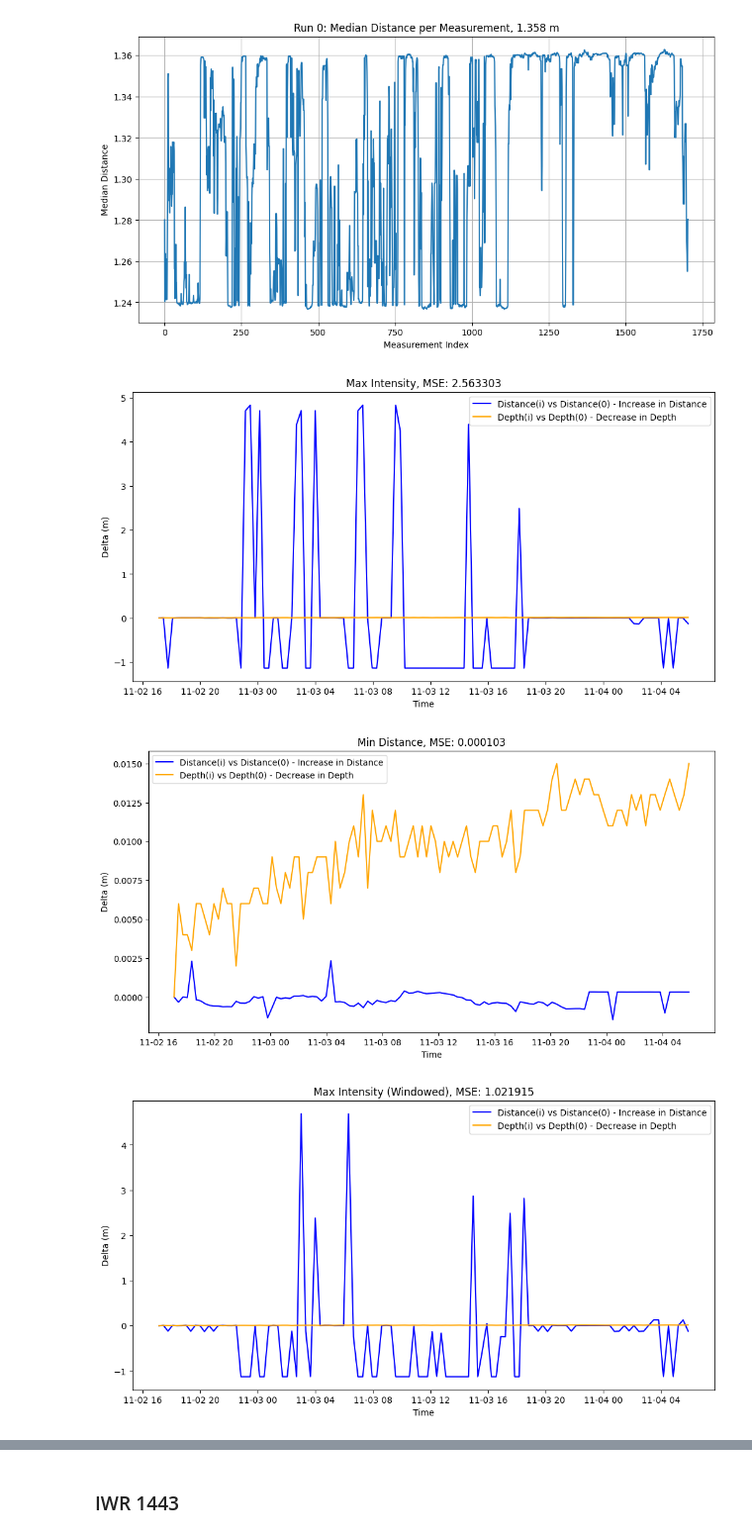
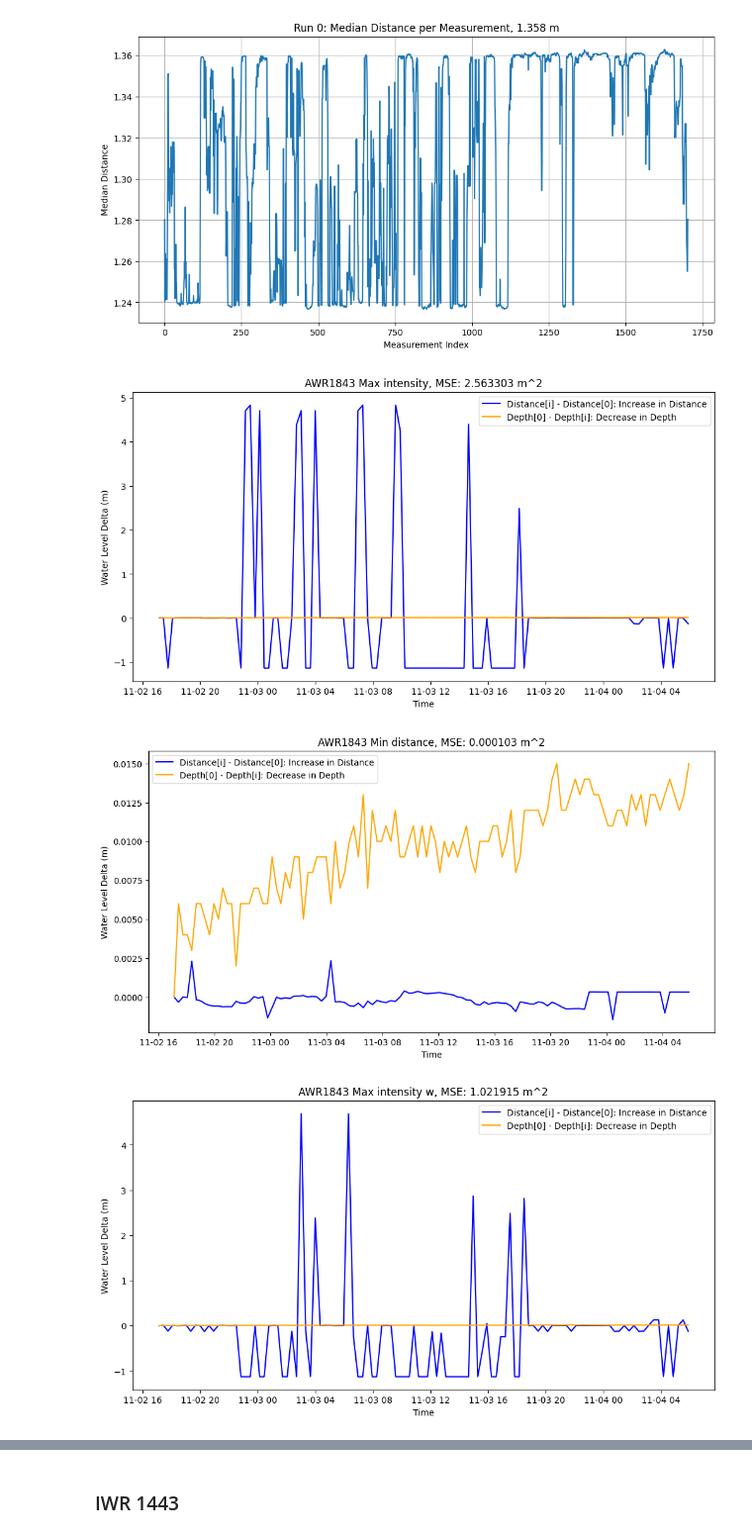
Before and after one commit to arpg/radar-water-monitoring, a Jupyter notebook: plot.ipynb, the cells around one changed output, grey strips where cells are left out. Shown at 99% size. Cells and saved outputs as stored; diff of their text form; code cells hidden in the pictures.

```diff
--- a/plot.ipynb
+++ b/plot.ipynb
@@ -79,8 +79,8 @@ plot.stats(awr1843_stats, run_index=0)
 [figure]
 [figure]
 # %%
-plot.deltas(dates, awr1843_stats, gt_depths_matched)
+plot.deltas(dates, awr1843_stats, gt_depths_matched, sensor_name='awr1843')
 # %% [output]
-[figure, old version]
+[figure, new version]
-[figure, old version]
+[figure, new version]
-[figure, old version]
+[figure, new version]
```
Also changed, not shown: parts of 26 cells of this notebook, 3 other files.
